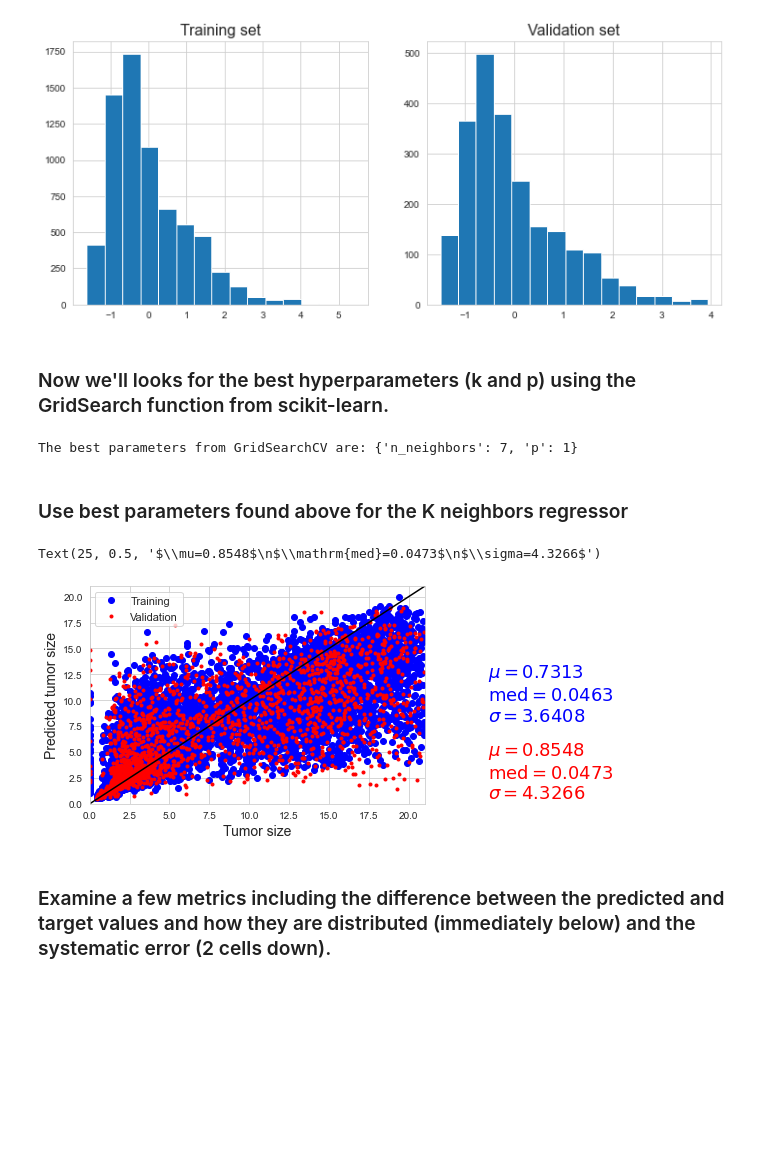
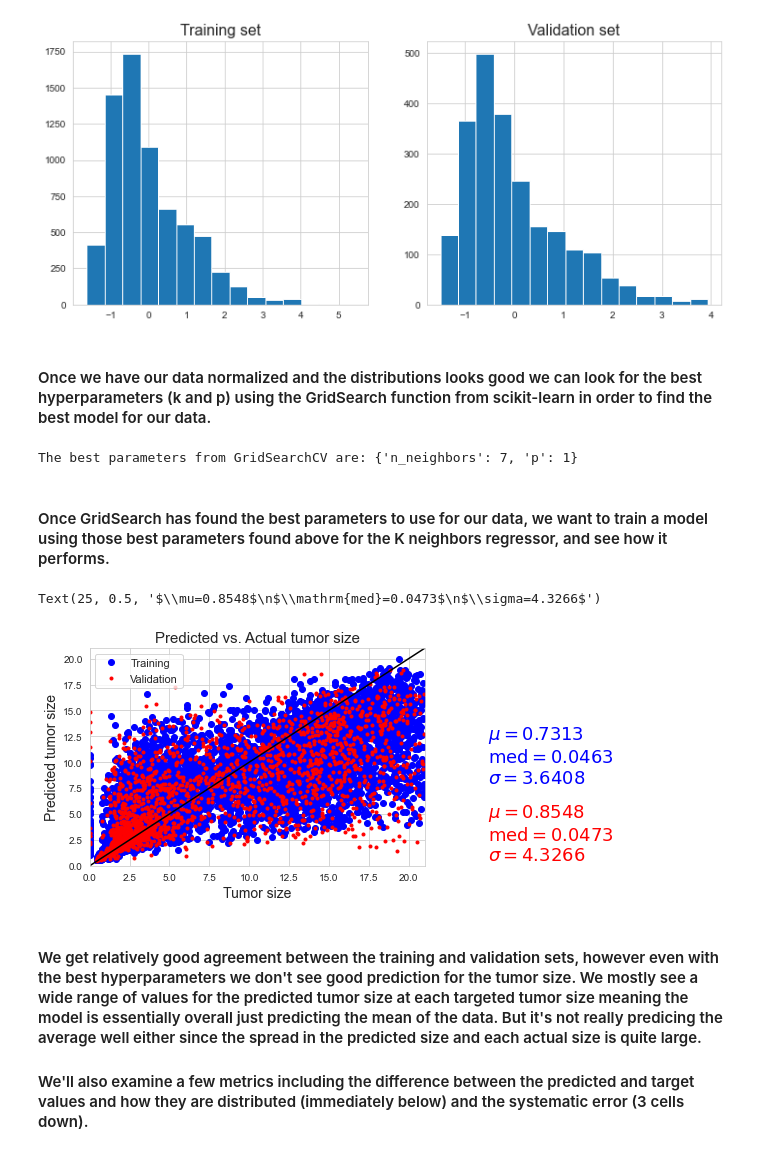
Before and after one commit to drichts/Machine_Learning, a Jupyter notebook: Assign2_drichts/Question_3.ipynb, the cells around one changed output. Cells and saved outputs as stored; diff of their text form; code cells hidden in the pictures; blank space fills up the shorter version.

```diff
--- a/Assign2_drichts/Question_3.ipynb
+++ b/Assign2_drichts/Question_3.ipynb
@@ -147,7 +181,7 @@ ax[1].set_title('Validation set', fontsize=16)
 Text(0.5, 1.0, 'Validation set')
 [figure]
 # %% [markdown]
-### Now we'll looks for the best hyperparameters (k and p) using the GridSearch function from scikit-learn.
+#### Once we have our data normalized and the distributions looks good we can look for the best hyperparameters (k and p) using the GridSearch function from scikit-learn in order to find the best model for our data.
 # %%
 # Import GridSearch
 from sklearn.model_selection import GridSearchCV
@@ -170,7 +204,7 @@ print(f'The best parameters from GridSearchCV are: {best_params}')
 # %% [output]
 The best parameters from GridSearchCV are: {'n_neighbors': 7, 'p': 1}
 # %% [markdown]
-### Use best parameters found above for the K neighbors regressor
+#### Once GridSearch has found the best parameters to use for our data, we want to train a model using those best parameters found above for the K neighbors regressor, and see how it performs.
 # %%
 # The KNN regressor, with the best params found above
 reg = KNeighborsRegressor(n_neighbors=best_params['n_neighbors'], p=best_params['p'])
@@ -184,36 +218,39 @@ target_va_pred = reg.predict(input_va_norm)
 
 # Set up the figure to plot the results for both the training and validations set
 fig = plt.figure(figsize=(6, 4))
 plt.plot(target_tr, target_tr_pred, 'ob') # Training actual vs. predicted in blue
 plt.plot(target_va, target_va_pred, '.r')  # Validation actual vs. predicted in red
 
 # Plot a line of slope 1 and intercept 0 to see how well the data agrees with the prediction
 plt.plot(np.arange(0, 25, .1),  np.arange(0, 25, .1), '-k')
+plt.title('Predicted vs. Actual tumor size', fontsize=15)
 plt.xlabel('Tumor size', fontsize=14)
 plt.ylabel('Predicted tumor size', fontsize=14)
 plt.legend(['Training', 'Validation'], fontsize=11)
 plt.xlim([0,21])
 plt.ylim([0,21])
 
 # Calculate the statistical information for the predicted sets
 mu_tr = np.mean(target_tr - target_tr_pred)
 median_tr = np.median(target_tr - target_tr_pred)
 sigma_tr = np.std(target_tr - target_tr_pred)
 
 mu_va = np.mean(target_va - target_va_pred)
 median_va = np.median(target_va - target_va_pred)
 sigma_va = np.std(target_va - target_va_pred)
 
 # Add the statistical information regarding training and validation predictions to the side of the plot
 text_tr = '$\mu=%.4f$\n$\mathrm{med}=%.4f$\n$\sigma=%.4f$'%(mu_tr, median_tr, sigma_tr)
 text_va = '$\mu=%.4f$\n$\mathrm{med}=%.4f$\n$\sigma=%.4f$'%(mu_va, median_va, sigma_va)
 plt.text(25, 8, text_tr, color='b', fontsize=18)
 plt.text(25, 0.5, text_va, color='r', fontsize=18)
 # %% [output]
 Text(25, 0.5, '$\\mu=0.8548$\n$\\mathrm{med}=0.0473$\n$\\sigma=4.3266$')
-[figure, old version]
+[figure, new version]
 # %% [markdown]
-### Examine a few metrics including the difference between the predicted and target values and how they are distributed (immediately below) and the systematic error (2 cells down).
+#### We get relatively good agreement between the training and validation sets, however even with the best hyperparameters we don't see good prediction for the tumor size. We mostly see a wide range of values for the predicted tumor size at each targeted tumor size meaning the model is essentially overall just predicting the mean of the data. But it's not really predicing the average well either since the spread in the predicted size and each actual size is quite large.
+
+#### We'll also examine a few metrics including the difference between the predicted and target values and how they are distributed (immediately below) and the systematic error (3 cells down).
 # %%
 # If the size validation set and training set are different,
 # it would be better to normalize the distributions for a better comparison.
```
Also changed, not shown: parts of 17 cells of this notebook, 1 other file.
